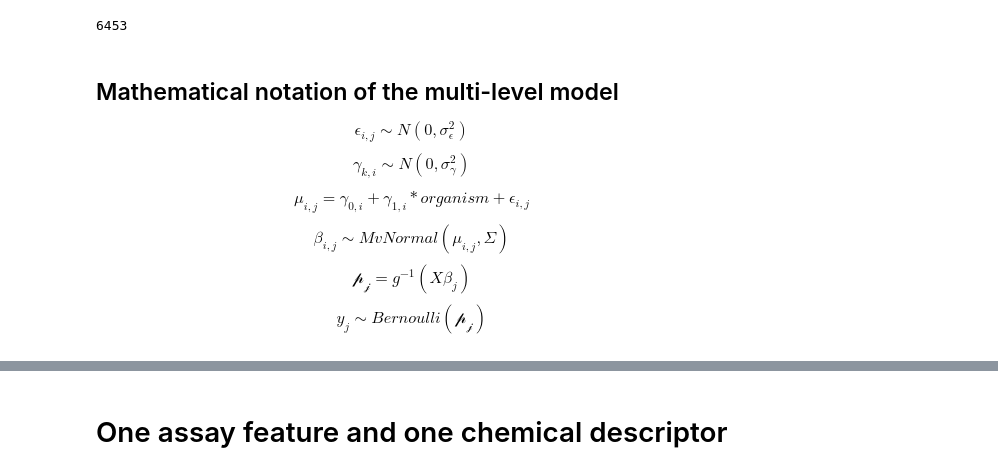
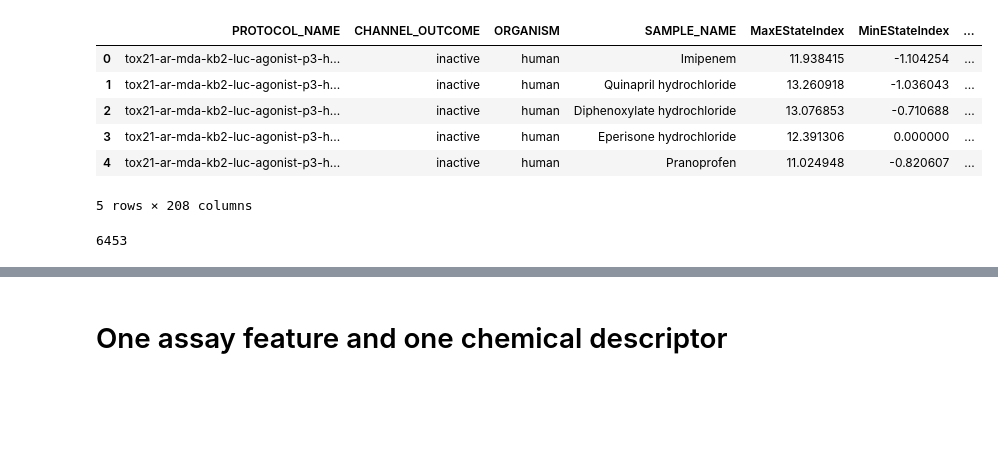
Before and after one commit to wzeng96/bayesian-bioassay, a Jupyter notebook: notebooks/Simulate_Data.ipynb, the cells around one changed output, grey strips where cells are left out. Saved outputs shown, nothing was run; the diff lists cells and outputs as text; code cells hidden in the pictures; blank space fills up the shorter version.

```diff
--- a/notebooks/Simulate_Data.ipynb
+++ b/notebooks/Simulate_Data.ipynb
@@ -27,6 +27,16 @@ four_assay_simulated = pd.concat([tox21_two_assays,simulated_two_assays])
 four_assay_simulated['PROTOCOL_NAME'] = new_protocol
 four_assay_simulated.insert(2,'ORGANISM',organism)
 four_assay_simulated.reset_index(drop=True,inplace=True)
+# %%
+four_assay_simulated.head()
+# %% [output]
+|  | PROTOCOL_NAME | CHANNEL_OUTCOME | ORGANISM | SAMPLE_NAME | MaxEStateIndex | MinEStateIndex | ... |
+| 0 | tox21-ar-mda-kb2-luc-agonist-p3-h... | inactive | human | Imipenem | 11.938415 | -1.104254 | ... |
+| 1 | tox21-ar-mda-kb2-luc-agonist-p3-h... | inactive | human | Quinapril hydrochloride | 13.260918 | -1.036043 | ... |
+| 2 | tox21-ar-mda-kb2-luc-agonist-p3-h... | inactive | human | Diphenoxylate hydrochloride | 13.076853 | -0.710688 | ... |
+| 3 | tox21-ar-mda-kb2-luc-agonist-p3-h... | inactive | human | Eperisone hydrochloride | 12.391306 | 0.000000 | ... |
+| 4 | tox21-ar-mda-kb2-luc-agonist-p3-h... | inactive | human | Pranoprofen | 11.024948 | -0.820607 | ... |
+5 rows × 208 columns
 # %%
 vc = four_assay_simulated.groupby(["SAMPLE_NAME"]).agg({'PROTOCOL_NAME':'count'}).reset_index()
 # %%
@@ -41,8 +47,0 @@ np.random.seed(RANDOM_SEED)
-# %% [markdown]
-## Mathematical notation of the multi-level model
-$$\epsilon_{i,j} \sim N(0,\sigma^{2}_{\epsilon})$$
-$$\gamma_{k,i} \sim N(0,\sigma^{2}_{\gamma})$$
-$$\mu_{i,j} = \gamma_{0,i} + \gamma_{1,i} * organism + \epsilon_{i,j}$$
-$$\beta_{i,j} \sim MvNormal(\mu_{i,j},\Sigma)$$
-$$ \mathcal{p_j} = g^{-1}(X\beta_j)$$
-$$ y_j \sim Bernoulli(\mathcal{p_j})$$
```
Also changed, not shown: parts of 10 cells of this notebook.
